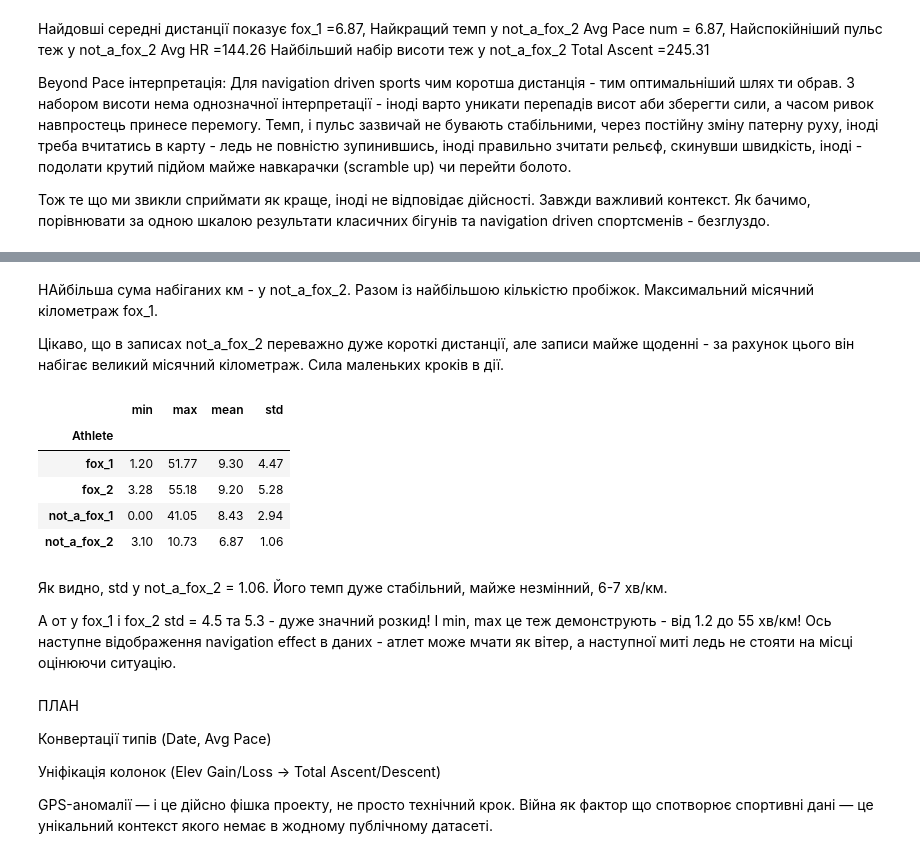
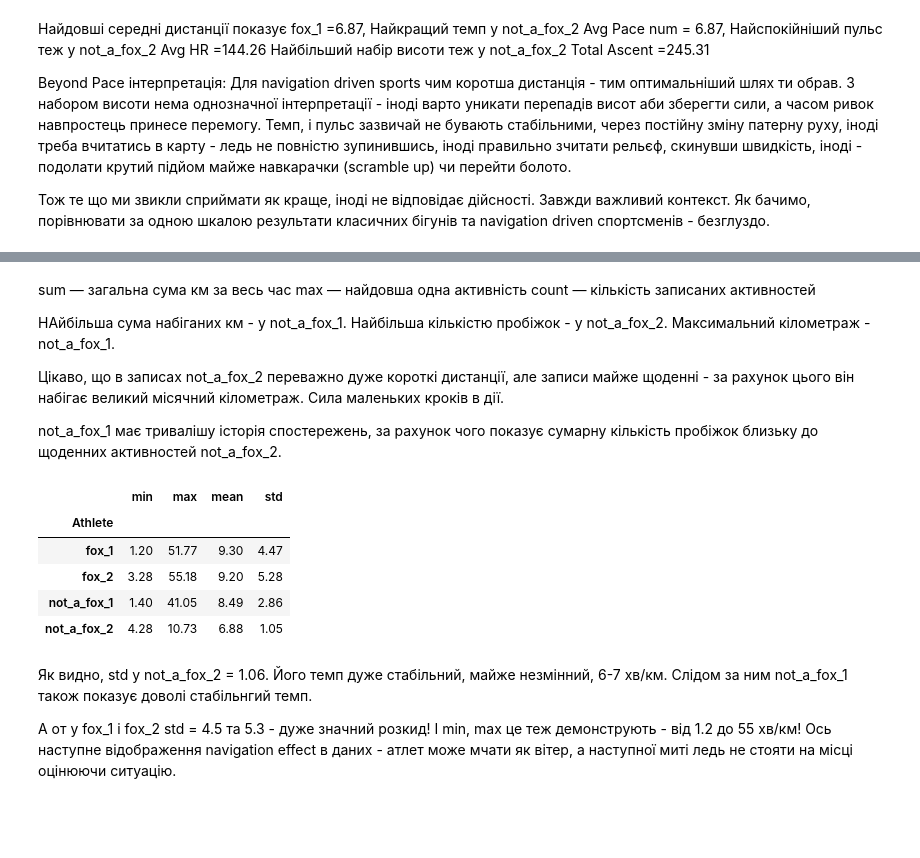
Before and after one commit to OlenaBabko/BeyondPace_DataAnalysis_Project, a Jupyter notebook: notebooks/02_eda.ipynb, the cells around one changed output, grey strips where cells are left out. Drawn from its saved outputs; the diff is of its cells as text; code cells hidden in the pictures; blank space fills up the shorter version.

```diff
--- a/notebooks/02_eda.ipynb
+++ b/notebooks/02_eda.ipynb
@@ -336,29 +365,34 @@ df_combined.groupby("Athlete")["Distance"].agg(["sum", "max", "count"]).round(2)
 | not_a_fox_2 | 3552.63 | 18.01 | 682 |
 # %% [markdown]
-НАйбільша сума набіганих км - у not_a_fox_2. Разом із найбільшою кількістю пробіжок.
-Максимальний місячний кілометраж fox_1.
+sum — загальна сума км за весь час
+max — найдовша одна активність
+count — кількість записаних активностей
+
+НАйбільша сума набіганих км - у not_a_fox_1.
+Найбільша кількістю пробіжок - у not_a_fox_2.
+Максимальний кілометраж  - not_a_fox_1.
 
 Цікаво, що в записах not_a_fox_2 переважно дуже короткі дистанції, але записи майже щоденні - за рахунок цього він набігає великий місячний кілометраж. Сила маленьких кроків в дії.
+
+not_a_fox_1 має тривалішу історія спостережень, за рахунок чого показує сумарну кількість пробіжок близьку до щоденних активностей  not_a_fox_2.
 # %%
 # стандартне відхилення темпу:
 
-df_combined.groupby("Athlete")["Avg Pace num"].agg(["min", "max", "mean", "std"]).round(2)
+df_pace = df_combined[
+    (df_combined["Avg Pace num"] > 0) &
+    (df_combined["Distance"] > 0)
+]
+
+df_pace.groupby("Athlete")["Avg Pace num"].agg(["min", "max", "mean", "std"]).round(2)
 # %% [output]
 |  | min | max | mean | std |
 | Athlete |  |  |  |  |
 | fox_1 | 1.20 | 51.77 | 9.30 | 4.47 |
 | fox_2 | 3.28 | 55.18 | 9.20 | 5.28 |
-| not_a_fox_1 | 0.00 | 41.05 | 8.43 | 2.94 |
-| not_a_fox_2 | 3.10 | 10.73 | 6.87 | 1.06 |
+| not_a_fox_1 | 1.40 | 41.05 | 8.49 | 2.86 |
+| not_a_fox_2 | 4.28 | 10.73 | 6.88 | 1.05 |
 # %% [markdown]
 Як видно, std у not_a_fox_2	= 1.06. Його темп дуже стабільний, майже незмінний, 6-7 хв/км.
+Слідом за ним not_a_fox_1 також показує доволі стабільнгий темп.
 
 А от у fox_1 і fox_2 std = 4.5 та 5.3 - дуже значний розкид! І min, max це теж демонструють - від 1.2 до 55 хв/км! Ось наступне відображення navigation effect в даних - атлет може мчати як вітер, а наступної миті ледь не стояти на місці оцінюючи ситуацію.
-# %% [markdown]
-ПЛАН
-
-Конвертації типів (Date, Avg Pace)
-
-Уніфікація колонок (Elev Gain/Loss → Total Ascent/Descent)
-
-GPS-аномалії — і це дійсно фішка проекту, не просто технічний крок. Війна як фактор що спотворює спортивні дані — це унікальний контекст якого немає в жодному публічному датасеті.
```
Also changed, not shown: parts of 37 cells of this notebook.
